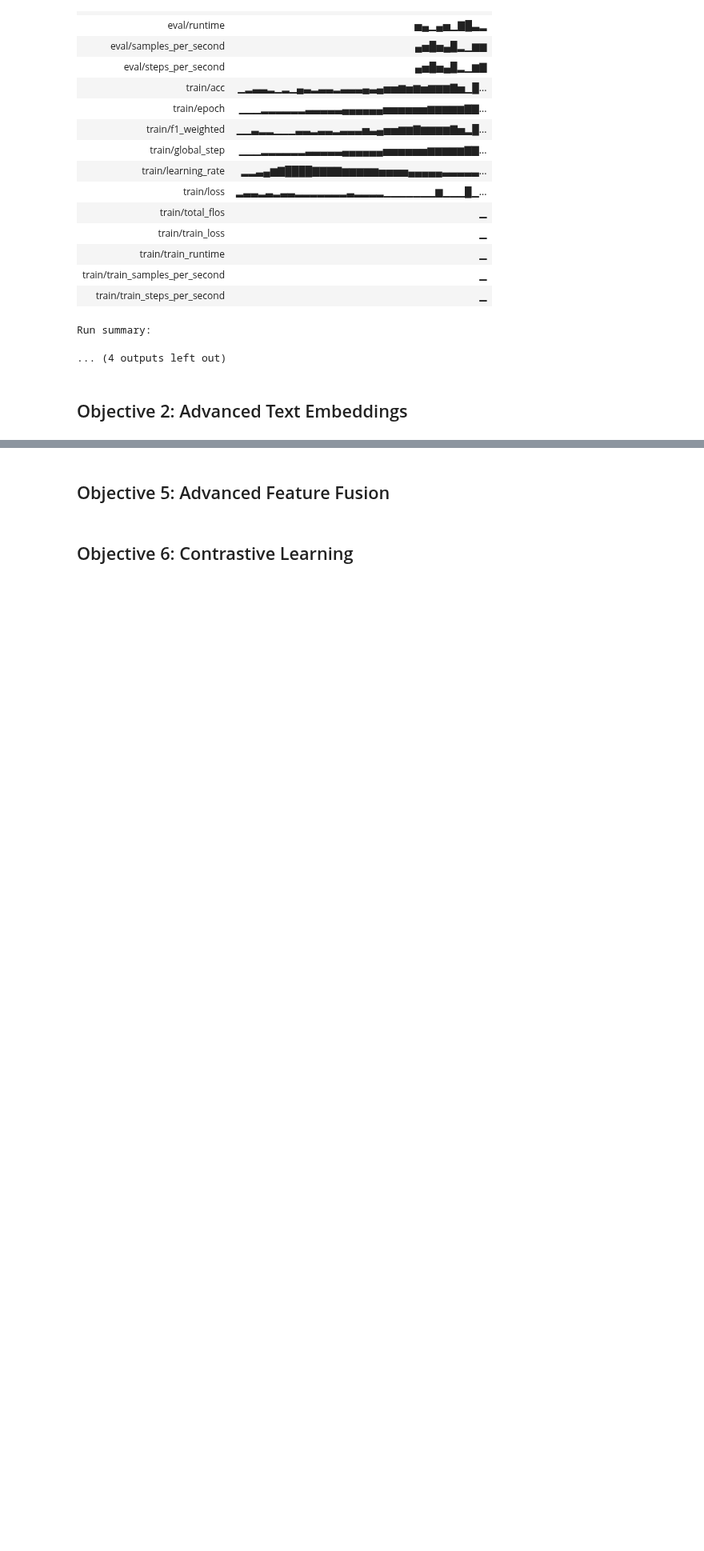
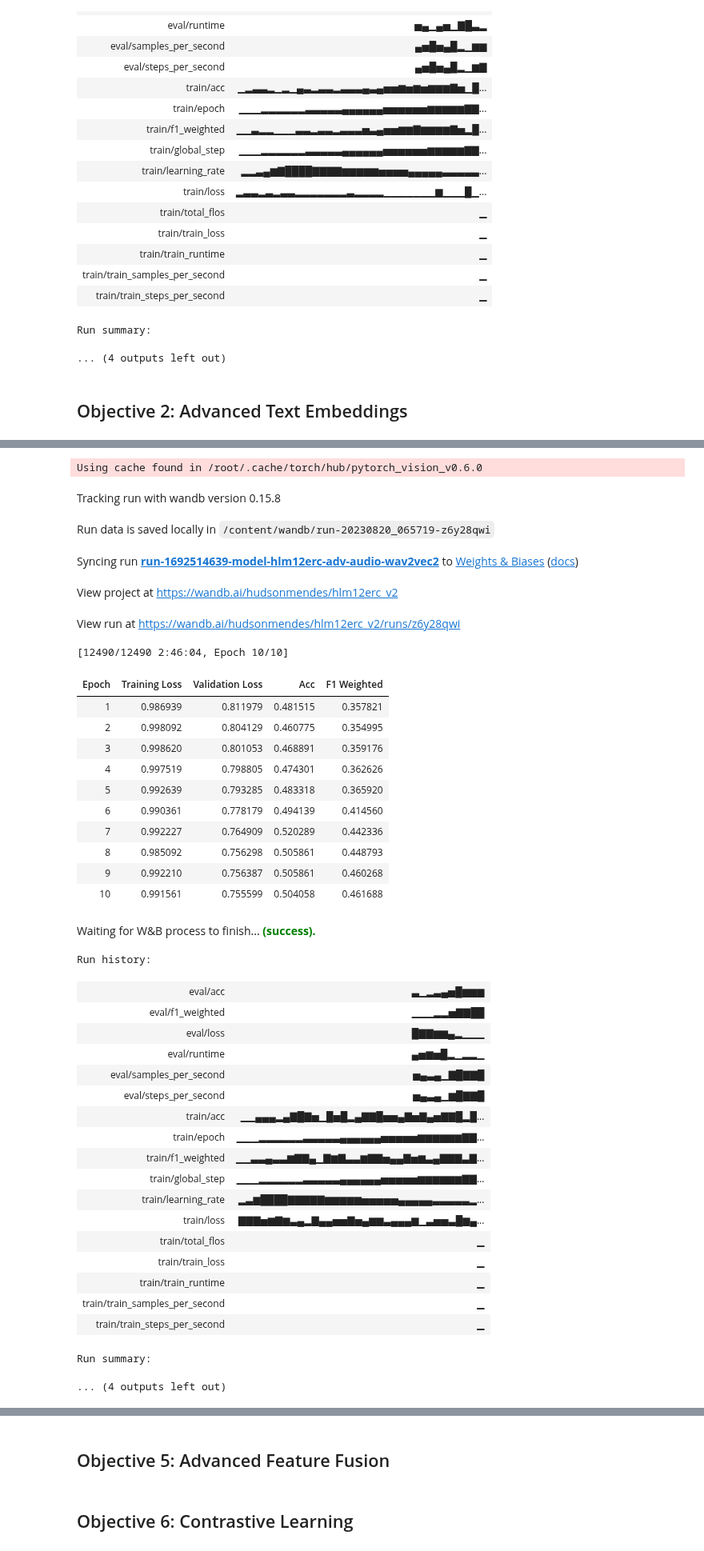
Before and after one commit to hudsonmendes/uolondon-cm3070-fp, a Jupyter notebook: dev/mlops.ipynb, the cells around one changed output, grey strips where cells are left out. Shown at 80% size. Drawn from its saved outputs; the diff is of its cells as text; code cells hidden in the pictures; blank space fills up the shorter version.

```diff
--- a/dev/mlops.ipynb
+++ b/dev/mlops.ipynb
@@ -1012,0 +1141,44 @@ evaluate_model(model_adv_text_gpt2, dataset=ds_test, batch_size=4)
+# %%
+# running on A100, batch_size can be set to 8
+model_adv_audio_wav2vec2 = train_model("adv-audio-wav2vec2", datasets=(ds_train, ds_valid), n_epochs=10, batch_size=8)
+evaluate_model(model_adv_audio_wav2vec2, dataset=ds_test, batch_size=8)
+# %% [output]
+Using cache found in /root/.cache/torch/hub/pytorch_vision_v0.6.0
+Tracking run with wandb version 0.15.8
+Run data is saved locally in /content/wandb/run-20230820_065719-z6y28qwi
+Syncing run run-1692514639-model-hlm12erc-adv-audio-wav2vec2 to Weights & Biases (docs)
+View project at https://wandb.ai/hudsonmendes/hlm12erc_v2
+View run at https://wandb.ai/hudsonmendes/hlm12erc_v2/runs/z6y28qwi
+[12490/12490 2:46:04, Epoch 10/10]
+| Epoch | Training Loss | Validation Loss | Acc | F1 Weighted |
+| 1 | 0.986939 | 0.811979 | 0.481515 | 0.357821 |
+| 2 | 0.998092 | 0.804129 | 0.460775 | 0.354995 |
+| 3 | 0.998620 | 0.801053 | 0.468891 | 0.359176 |
+| 4 | 0.997519 | 0.798805 | 0.474301 | 0.362626 |
+| 5 | 0.992639 | 0.793285 | 0.483318 | 0.365920 |
+| 6 | 0.990361 | 0.778179 | 0.494139 | 0.414560 |
+| 7 | 0.992227 | 0.764909 | 0.520289 | 0.442336 |
+| 8 | 0.985092 | 0.756298 | 0.505861 | 0.448793 |
+| 9 | 0.992210 | 0.756387 | 0.505861 | 0.460268 |
+| 10 | 0.991561 | 0.755599 | 0.504058 | 0.461688 |
+Waiting for W&B process to finish... (success).
+Run history:
+| eval/acc | ▃▁▂▃▄▅█▆▆▆ |
+| eval/f1_weighted | ▁▁▁▂▂▅▇▇██ |
+| eval/loss | █▇▇▆▆▄▂▁▁▁ |
+| eval/runtime | ▄▅▆▅█▂▁▂▂▁ |
+| eval/samples_per_second | ▅▄▃▄▁▇█▇▇█ |
+| eval/steps_per_second | ▅▄▃▄▁▆█▇▇█ |
+| train/acc | ▁▁▄▄▄▂▄▇█▇▅▁█▅█▂▄▇▇█▅▅▄▇▅▇▄▅▇▇█▂█... |
+| train/epoch | ▁▁▁▂▂▂▂▂▂▃▃▃▃▃▄▄▄▄▄▄▅▅▅▅▅▆▆▆▆▆▆▇▇... |
+| train/f1_weighted | ▁▁▃▃▄▃▃▆▇▇▄▁▇▆▇▃▃▆▇▇▅▄▄▇▅▆▃▄▇▇▇▃▇... |
+| train/global_step | ▁▁▁▂▂▂▂▂▂▃▃▃▃▃▄▄▄▄▄▄▅▅▅▅▅▆▆▆▆▆▆▇▇... |
+| train/learning_rate | ▂▃▆████▇▇▇▇▇▆▆▆▆▆▅▅▅▅▅▄▄▄▄▄▃▃▃▃▃▂... |
+| train/loss | ▇▇▇▅▆▇▆▃▄▂▇▄▄▅▅▇▅▄▆▆▃▄▄▄▆▁▃▅▅▃█▆▄... |
+| train/total_flos | ▁ |
+| train/train_loss | ▁ |
+| train/train_runtime | ▁ |
+| train/train_samples_per_second | ▁ |
+| train/train_steps_per_second | ▁ |
+Run summary:
+... (4 outputs left out)
```
Also changed, not shown: parts of 23 cells of this notebook.
